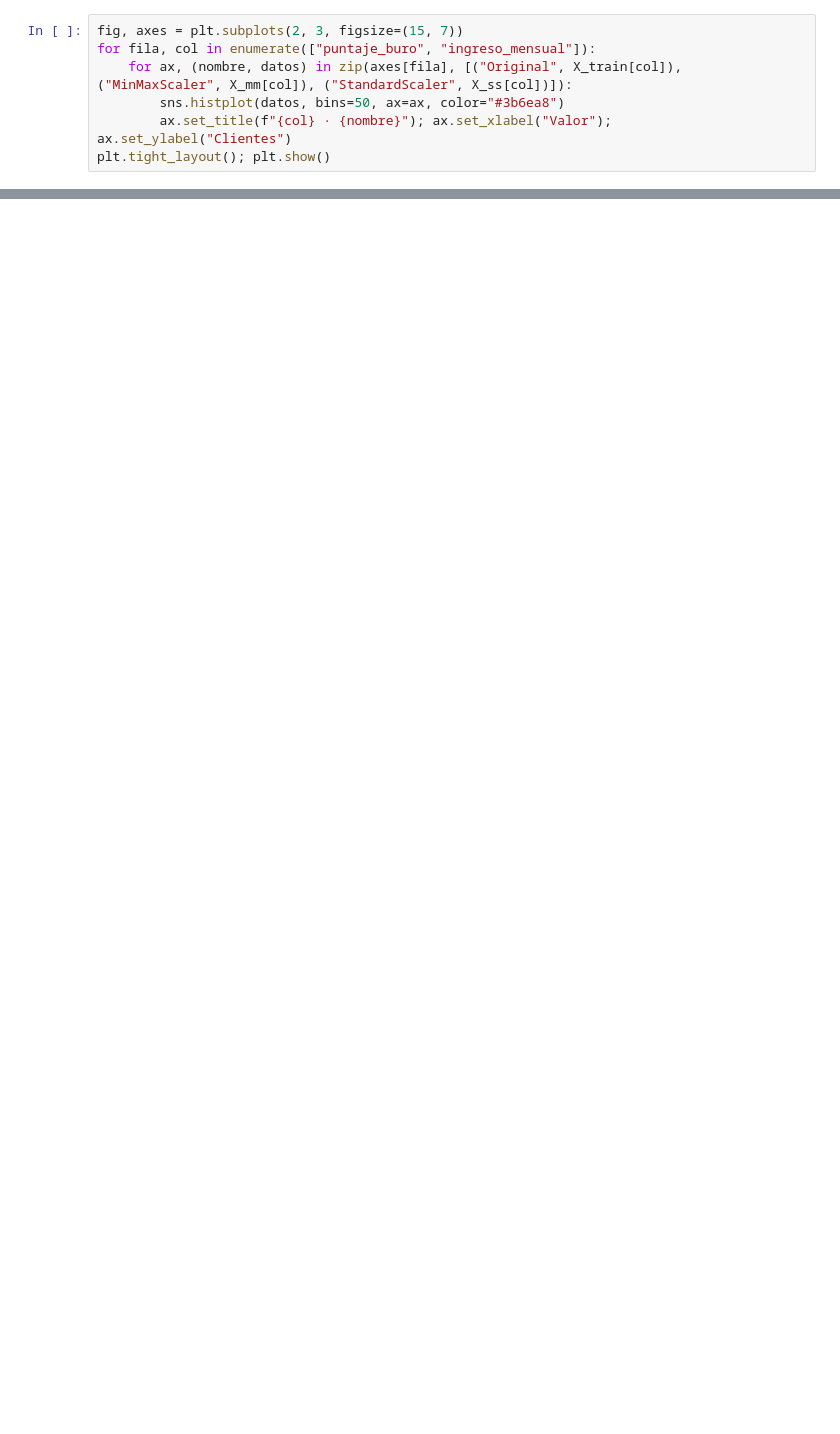
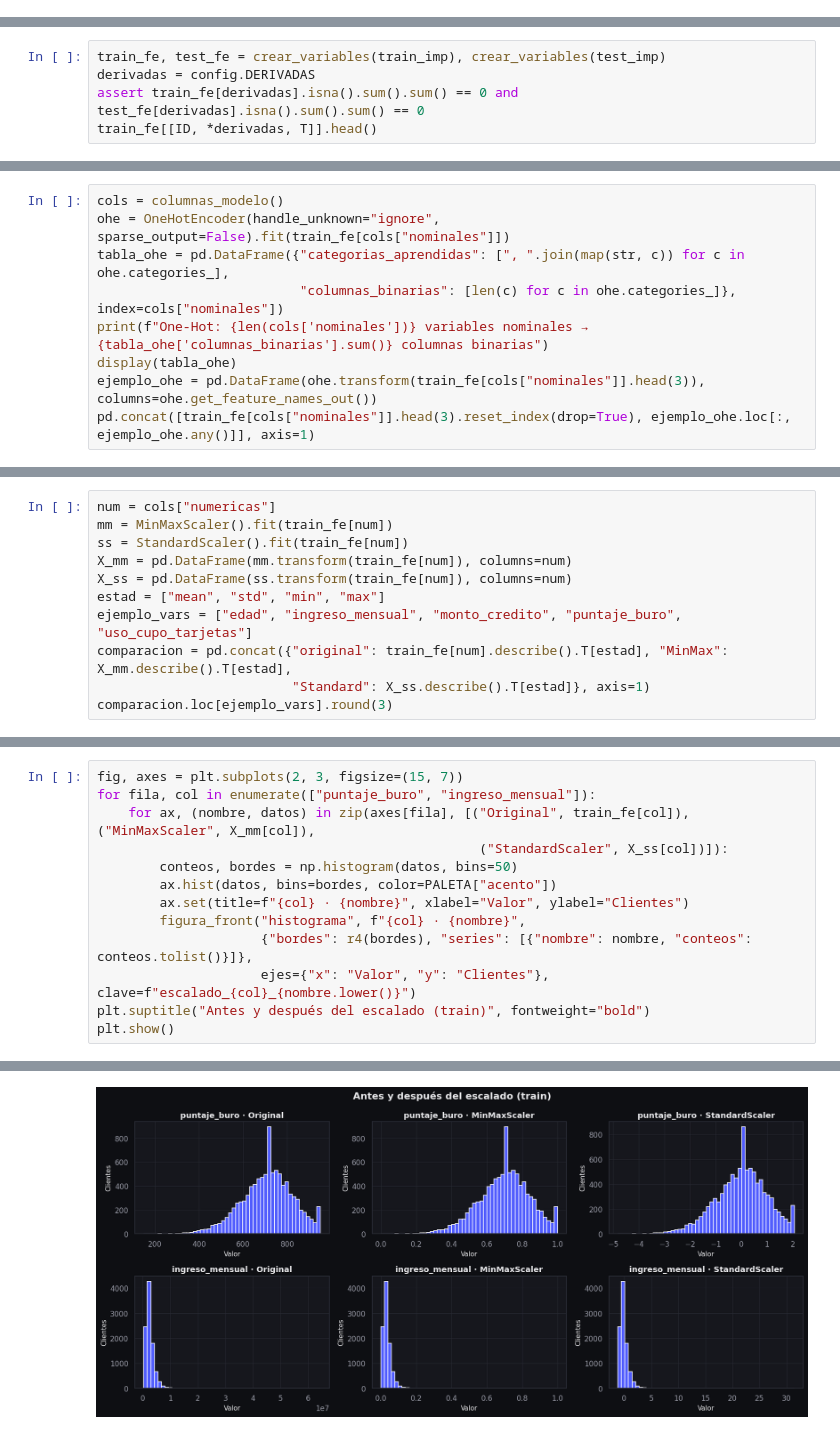
Before and after one commit to dapovedag/proyecto_integrador, a Jupyter notebook: Back/notebooks/03_limpieza_preparacion.ipynb, the cells around one changed output, grey strips where cells are left out. Drawn from its saved outputs; the diff is of its cells as text; blank space fills up the shorter version.

```diff
--- a/Back/notebooks/03_limpieza_preparacion.ipynb
+++ b/Back/notebooks/03_limpieza_preparacion.ipynb
@@ -353,7 +0,0 @@ comp.loc[["edad", "ingreso_mensual", "monto_credito", "puntaje_buro", "uso_cupo_
-# %%
-fig, axes = plt.subplots(2, 3, figsize=(15, 7))
-for fila, col in enumerate(["puntaje_buro", "ingreso_mensual"]):
-    for ax, (nombre, datos) in zip(axes[fila], [("Original", X_train[col]), ("MinMaxScaler", X_mm[col]), ("StandardScaler", X_ss[col])]):
-        sns.histplot(datos, bins=50, ax=ax, color="#3b6ea8")
-        ax.set_title(f"{col} · {nombre}"); ax.set_xlabel("Valor"); ax.set_ylabel("Clientes")
-plt.tight_layout(); plt.show()
@@ -563,0 +332,5 @@ train: (9600, 27) | test: (2400, 27)
+# %%
+train_fe, test_fe = crear_variables(train_imp), crear_variables(test_imp)
+derivadas = config.DERIVADAS
+assert train_fe[derivadas].isna().sum().sum() == 0 and test_fe[derivadas].isna().sum().sum() == 0
+train_fe[[ID, *derivadas, T]].head()
@@ -563,0 +409,9 @@ train: (9600, 27) | test: (2400, 27)
+# %%
+cols = columnas_modelo()
+ohe = OneHotEncoder(handle_unknown="ignore", sparse_output=False).fit(train_fe[cols["nominales"]])
+tabla_ohe = pd.DataFrame({"categorias_aprendidas": [", ".join(map(str, c)) for c in ohe.categories_],
+                          "columnas_binarias": [len(c) for c in ohe.categories_]}, index=cols["nominales"])
+print(f"One-Hot: {len(cols['nominales'])} variables nominales → {tabla_ohe['columnas_binarias'].sum()} columnas binarias")
+display(tabla_ohe)
+ejemplo_ohe = pd.DataFrame(ohe.transform(train_fe[cols["nominales"]].head(3)), columns=ohe.get_feature_names_out())
+pd.concat([train_fe[cols["nominales"]].head(3).reset_index(drop=True), ejemplo_ohe.loc[:, ejemplo_ohe.any()]], axis=1)
@@ -563,0 +463,11 @@ train: (9600, 27) | test: (2400, 27)
+# %%
+num = cols["numericas"]
+mm = MinMaxScaler().fit(train_fe[num])
+ss = StandardScaler().fit(train_fe[num])
+X_mm = pd.DataFrame(mm.transform(train_fe[num]), columns=num)
+X_ss = pd.DataFrame(ss.transform(train_fe[num]), columns=num)
+estad = ["mean", "std", "min", "max"]
+ejemplo_vars = ["edad", "ingreso_mensual", "monto_credito", "puntaje_buro", "uso_cupo_tarjetas"]
+comparacion = pd.concat({"original": train_fe[num].describe().T[estad], "MinMax": X_mm.describe().T[estad],
+                         "Standard": X_ss.describe().T[estad]}, axis=1)
+comparacion.loc[ejemplo_vars].round(3)
@@ -563,0 +482,14 @@ train: (9600, 27) | test: (2400, 27)
+# %%
+fig, axes = plt.subplots(2, 3, figsize=(15, 7))
+for fila, col in enumerate(["puntaje_buro", "ingreso_mensual"]):
+    for ax, (nombre, datos) in zip(axes[fila], [("Original", train_fe[col]), ("MinMaxScaler", X_mm[col]),
+                                                 ("StandardScaler", X_ss[col])]):
+        conteos, bordes = np.histogram(datos, bins=50)
+        ax.hist(datos, bins=bordes, color=PALETA["acento"])
+        ax.set(title=f"{col} · {nombre}", xlabel="Valor", ylabel="Clientes")
+        figura_front("histograma", f"{col} · {nombre}",
+                     {"bordes": r4(bordes), "series": [{"nombre": nombre, "conteos": conteos.tolist()}]},
+                     ejes={"x": "Valor", "y": "Clientes"}, clave=f"escalado_{col}_{nombre.lower()}")
+plt.suptitle("Antes y después del escalado (train)", fontweight="bold")
+plt.show()
+# %% [output]
@@ -563,0 +502 @@ train: (9600, 27) | test: (2400, 27)
+[figure, added]
```
Also changed, not shown: parts of 94 cells of this notebook, 7 other files.
